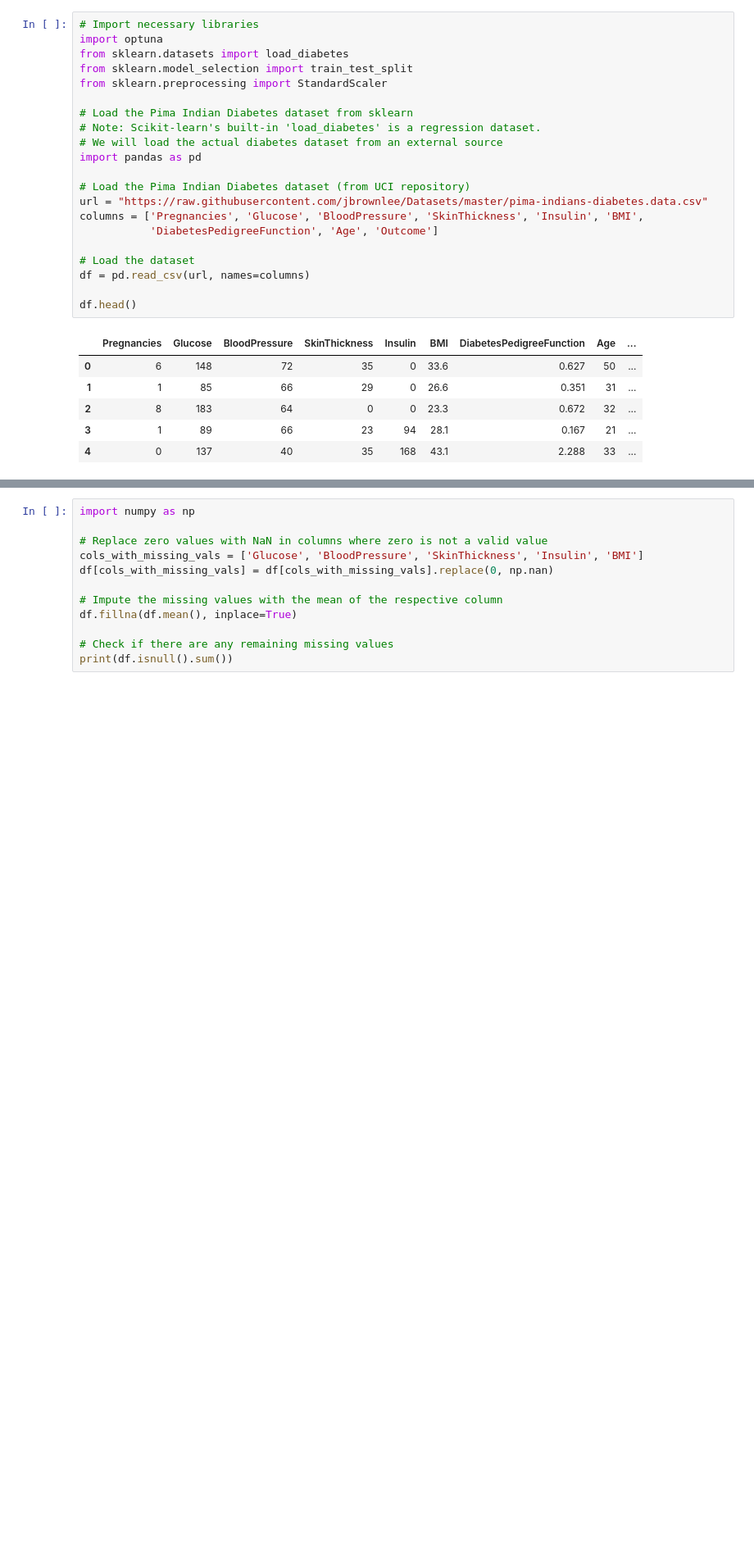
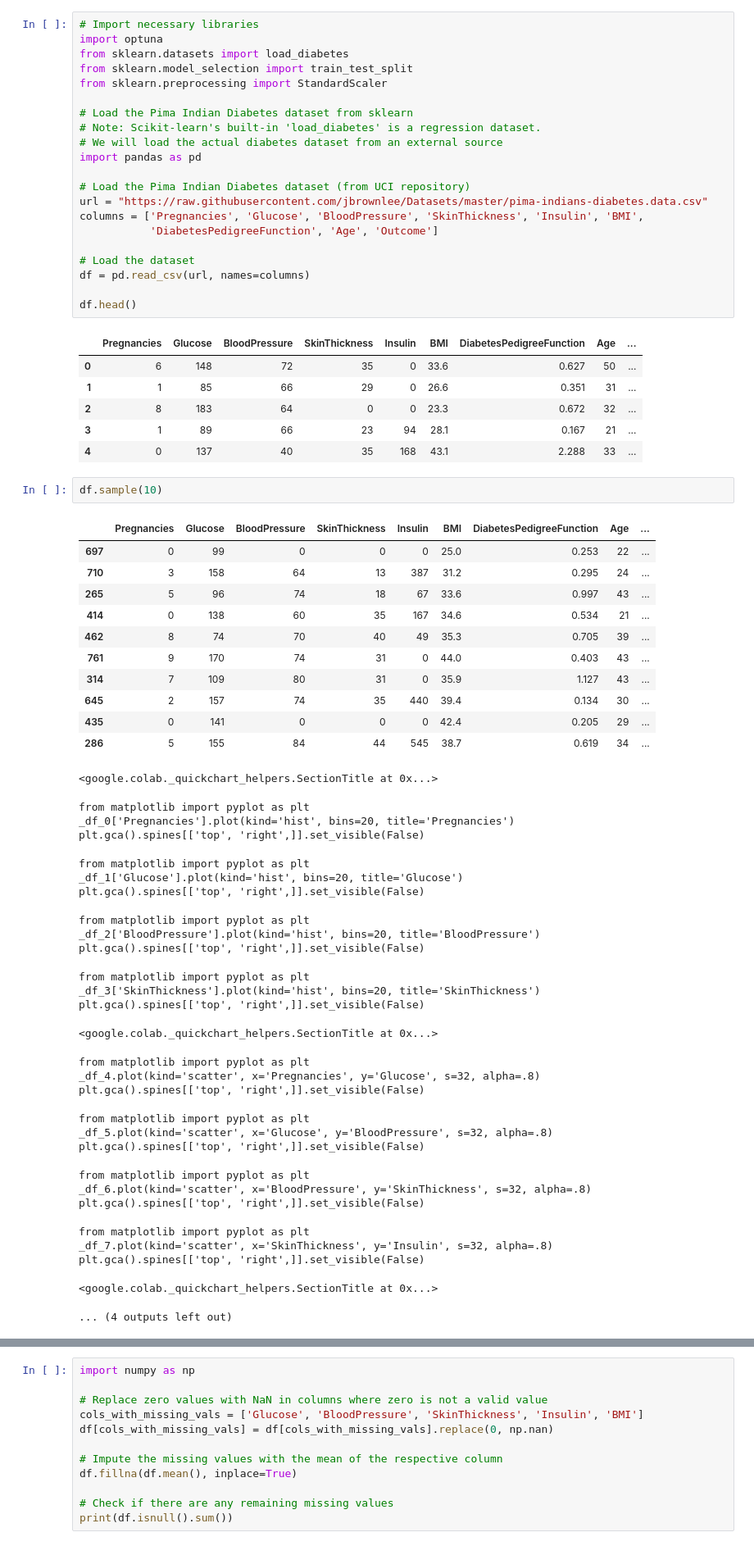
Before and after one commit to stardust453/learning-notebooks, a Jupyter notebook: optuna_basics-ML.ipynb, the cells around one changed output, grey strips where cells are left out. Shown at 82% size. Drawn from its saved outputs; the diff is of its cells as text; blank space fills up the shorter version.

```diff
--- a/optuna_basics-ML.ipynb
+++ b/optuna_basics-ML.ipynb
@@ -48,3 +50,45 @@ df.head()
 | 2 | 8 | 183 | 64 | 0 | 0 | 23.3 | 0.672 | 32 | ... |
 | 3 | 1 | 89 | 66 | 23 | 94 | 28.1 | 0.167 | 21 | ... |
 | 4 | 0 | 137 | 40 | 35 | 168 | 43.1 | 2.288 | 33 | ... |
+# %%
+df.sample(10)
+# %% [output]
+|  | Pregnancies | Glucose | BloodPressure | SkinThickness | Insulin | BMI | DiabetesPedigreeFunction | Age | ... |
+| 697 | 0 | 99 | 0 | 0 | 0 | 25.0 | 0.253 | 22 | ... |
+| 710 | 3 | 158 | 64 | 13 | 387 | 31.2 | 0.295 | 24 | ... |
+| 265 | 5 | 96 | 74 | 18 | 67 | 33.6 | 0.997 | 43 | ... |
+| 414 | 0 | 138 | 60 | 35 | 167 | 34.6 | 0.534 | 21 | ... |
+| 462 | 8 | 74 | 70 | 40 | 49 | 35.3 | 0.705 | 39 | ... |
+| 761 | 9 | 170 | 74 | 31 | 0 | 44.0 | 0.403 | 43 | ... |
+| 314 | 7 | 109 | 80 | 31 | 0 | 35.9 | 1.127 | 43 | ... |
+| 645 | 2 | 157 | 74 | 35 | 440 | 39.4 | 0.134 | 30 | ... |
+| 435 | 0 | 141 | 0 | 0 | 0 | 42.4 | 0.205 | 29 | ... |
+| 286 | 5 | 155 | 84 | 44 | 545 | 38.7 | 0.619 | 34 | ... |
+<google.colab._quickchart_helpers.SectionTitle at 0x...>
+from matplotlib import pyplot as plt
+_df_0['Pregnancies'].plot(kind='hist', bins=20, title='Pregnancies')
+plt.gca().spines[['top', 'right',]].set_visible(False)
+from matplotlib import pyplot as plt
+_df_1['Glucose'].plot(kind='hist', bins=20, title='Glucose')
+plt.gca().spines[['top', 'right',]].set_visible(False)
+from matplotlib import pyplot as plt
+_df_2['BloodPressure'].plot(kind='hist', bins=20, title='BloodPressure')
+plt.gca().spines[['top', 'right',]].set_visible(False)
+from matplotlib import pyplot as plt
+_df_3['SkinThickness'].plot(kind='hist', bins=20, title='SkinThickness')
+plt.gca().spines[['top', 'right',]].set_visible(False)
+<google.colab._quickchart_helpers.SectionTitle at 0x...>
+from matplotlib import pyplot as plt
+_df_4.plot(kind='scatter', x='Pregnancies', y='Glucose', s=32, alpha=.8)
+plt.gca().spines[['top', 'right',]].set_visible(False)
+from matplotlib import pyplot as plt
+_df_5.plot(kind='scatter', x='Glucose', y='BloodPressure', s=32, alpha=.8)
+plt.gca().spines[['top', 'right',]].set_visible(False)
+from matplotlib import pyplot as plt
+_df_6.plot(kind='scatter', x='BloodPressure', y='SkinThickness', s=32, alpha=.8)
+plt.gca().spines[['top', 'right',]].set_visible(False)
+from matplotlib import pyplot as plt
+_df_7.plot(kind='scatter', x='SkinThickness', y='Insulin', s=32, alpha=.8)
+plt.gca().spines[['top', 'right',]].set_visible(False)
+<google.colab._quickchart_helpers.SectionTitle at 0x...>
+... (4 outputs left out)
```
Also changed, not shown: parts of 6 cells of this notebook.
